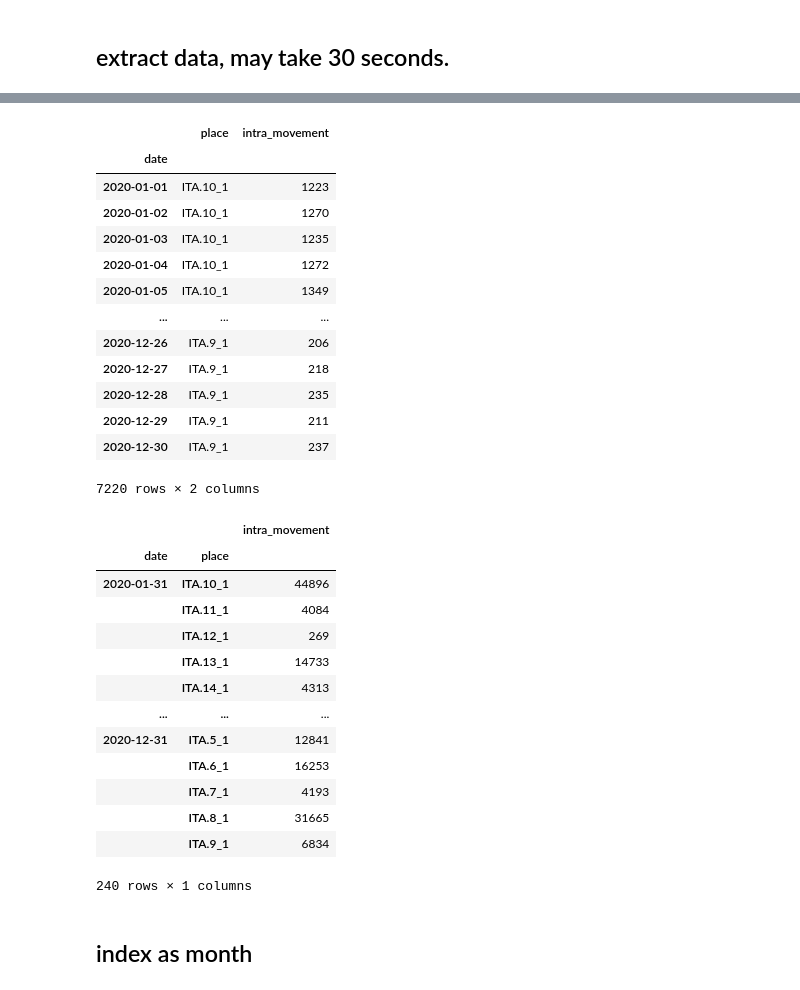
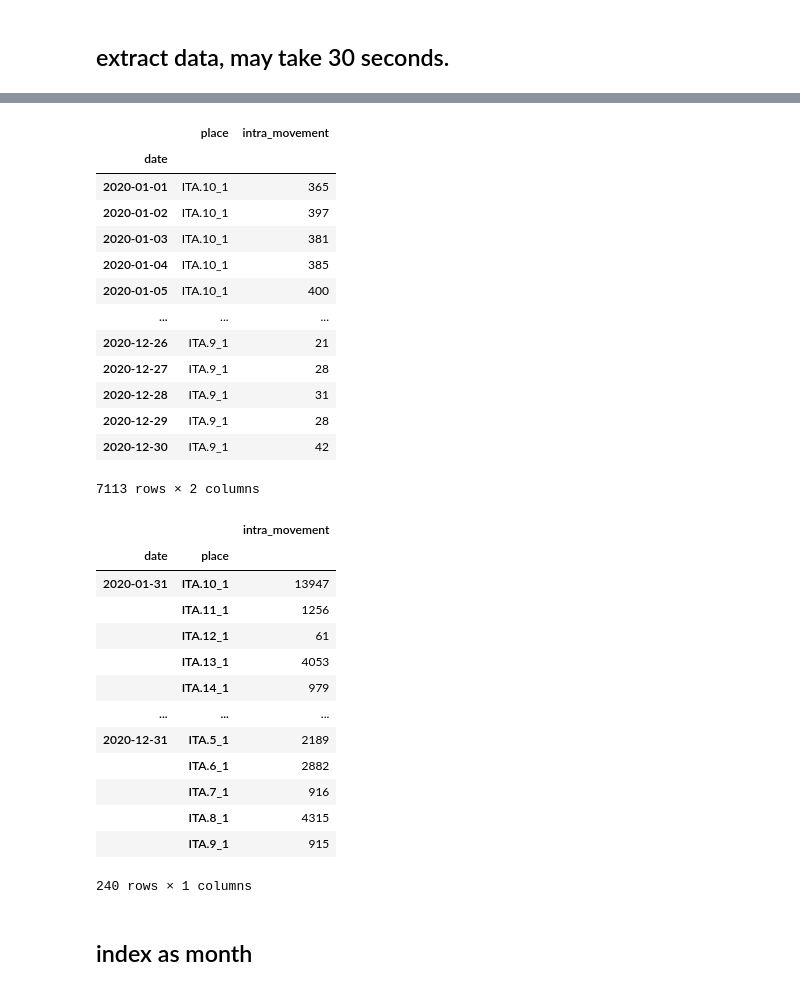
Before and after one commit to gladcolor/GIBD_RESTAPI, a Jupyter notebook: RestAPI.ipynb, the cells around one changed output, grey strips where cells are left out. Drawn from its saved outputs; the diff is of its cells as text; code cells hidden in the pictures.

```diff
--- a/RestAPI.ipynb
+++ b/RestAPI.ipynb
@@ -227,31 +226,35 @@ gdf_county.plot(figsize=(20, 10))
 # %%
-params = {"operation": "od_daily_movement",
-           "odt_cube": "twitter_world_first_admin",
-           "begin": "01/01/2020",
-           "end": "12/31/2020"}
+params = {"operation": "get_daily_movement_for_all_places",
+          "scale": "world_first_level_admin",
+       "source": "twitter",
+#         "place": str(target_place),
+          "begin": "01/01/2020",
+          "end": "12/31/2020"
+      }
 
 q = r'http://gis.cas.sc.edu/GeoAnalytics/REST'
 r = requests.get(q, params=params)
 df = pd.read_csv(StringIO(r.text))
+
 df = df[df['place'].str[:3] == target_place]
 df['date'] = pd.to_datetime(df['date'])
 df = df.set_index('date')
 df
 # %% [output]
 |  | place | intra_movement |
 | date |  |  |
-| 2020-01-01 | ITA.10_1 | 1223 |
-| 2020-01-02 | ITA.10_1 | 1270 |
-| 2020-01-03 | ITA.10_1 | 1235 |
-| 2020-01-04 | ITA.10_1 | 1272 |
-| 2020-01-05 | ITA.10_1 | 1349 |
+| 2020-01-01 | ITA.10_1 | 365 |
+| 2020-01-02 | ITA.10_1 | 397 |
+| 2020-01-03 | ITA.10_1 | 381 |
+| 2020-01-04 | ITA.10_1 | 385 |
+| 2020-01-05 | ITA.10_1 | 400 |
 | ... | ... | ... |
-| 2020-12-26 | ITA.9_1 | 206 |
-| 2020-12-27 | ITA.9_1 | 218 |
-| 2020-12-28 | ITA.9_1 | 235 |
-| 2020-12-29 | ITA.9_1 | 211 |
-| 2020-12-30 | ITA.9_1 | 237 |
+| 2020-12-26 | ITA.9_1 | 21 |
+| 2020-12-27 | ITA.9_1 | 28 |
+| 2020-12-28 | ITA.9_1 | 31 |
+| 2020-12-29 | ITA.9_1 | 28 |
+| 2020-12-30 | ITA.9_1 | 42 |
-7220 rows × 2 columns
+7113 rows × 2 columns
 # %%
 groupped = df.groupby([pd.Grouper(freq='M'), 'place'] )['intra_movement'].sum().to_frame()
 # groupped = groupped.reset_index('date')
@@ -259,17 +262,17 @@ groupped
 # %% [output]
 |  |  | intra_movement |
 | date | place |  |
-| 2020-01-31 | ITA.10_1 | 44896 |
-|  | ITA.11_1 | 4084 |
-|  | ITA.12_1 | 269 |
-|  | ITA.13_1 | 14733 |
-|  | ITA.14_1 | 4313 |
+| 2020-01-31 | ITA.10_1 | 13947 |
+|  | ITA.11_1 | 1256 |
+|  | ITA.12_1 | 61 |
+|  | ITA.13_1 | 4053 |
+|  | ITA.14_1 | 979 |
 | ... | ... | ... |
-| 2020-12-31 | ITA.5_1 | 12841 |
-|  | ITA.6_1 | 16253 |
-|  | ITA.7_1 | 4193 |
-|  | ITA.8_1 | 31665 |
-|  | ITA.9_1 | 6834 |
+| 2020-12-31 | ITA.5_1 | 2189 |
+|  | ITA.6_1 | 2882 |
+|  | ITA.7_1 | 916 |
+|  | ITA.8_1 | 4315 |
+|  | ITA.9_1 | 915 |
 240 rows × 1 columns
 # %% [markdown]
 ## index as month
```
Also changed, not shown: parts of 9 cells of this notebook.
